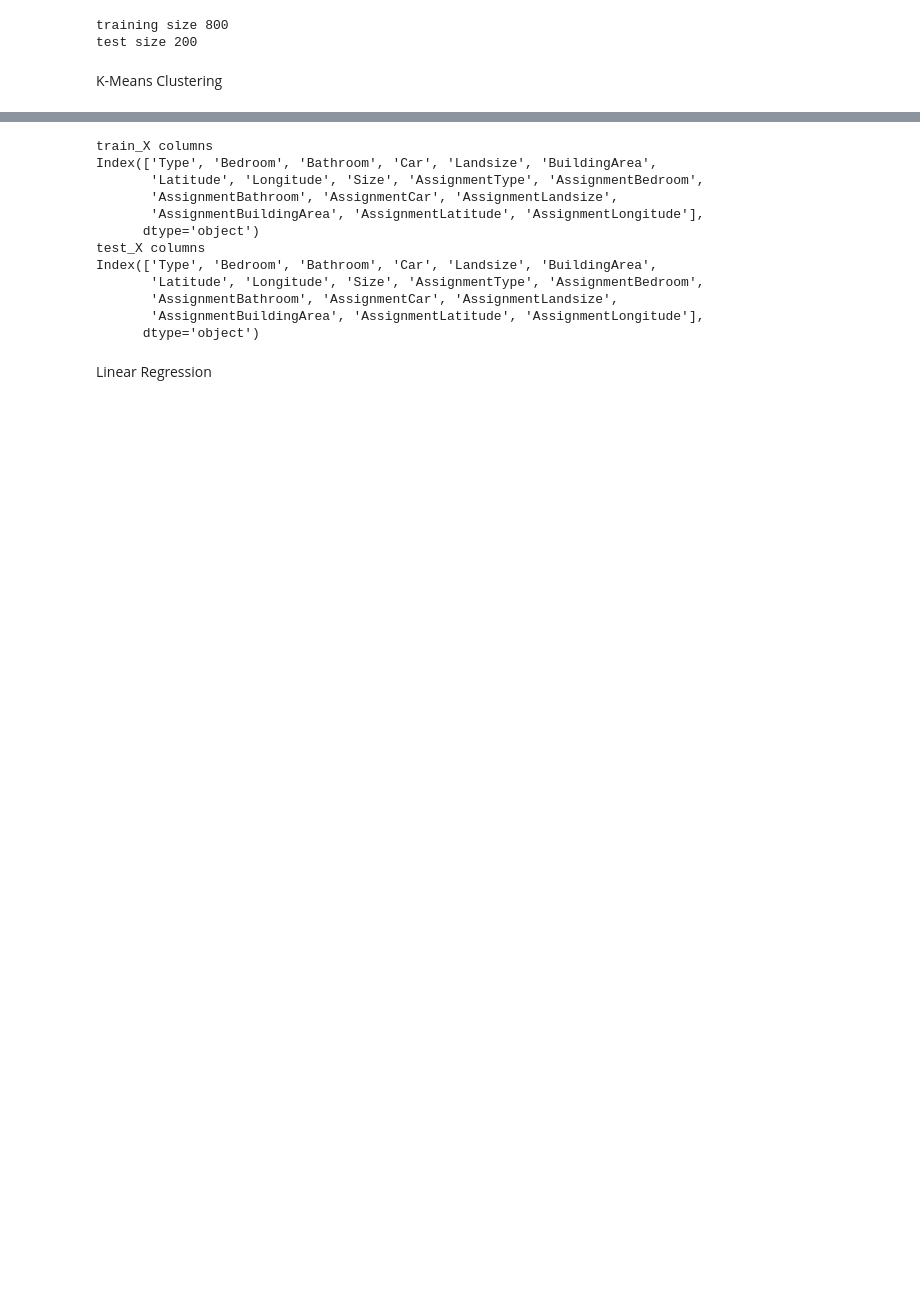
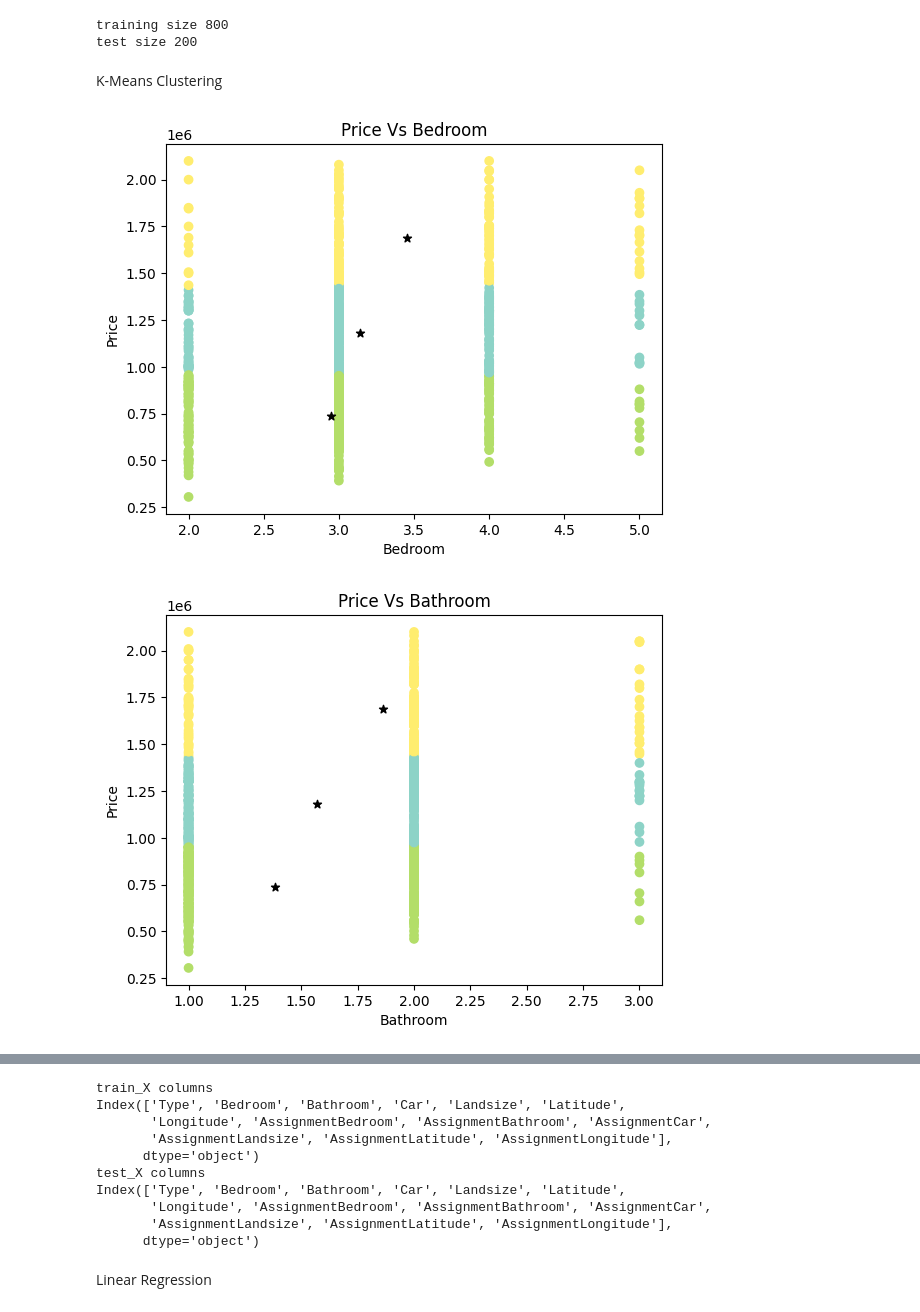
Before and after one commit to Wajeeha-B/ai_project.github.io, a Jupyter notebook: code/estimator.ipynb, the cells around one changed output, grey strips where cells are left out. Cells and saved outputs as stored; diff of their text form; code cells hidden in the pictures; blank space fills up the shorter version.

```diff
--- a/code/estimator.ipynb
+++ b/code/estimator.ipynb
@@ -69,8 +69,7 @@ K-Means Clustering
 # %%
 # Ashton
 k = 3
-# prefs = ['Type','Bedroom','Bathroom','Car','Landsize','BuildingArea','Latitude','Longitude']
-prefs = ['Type','Bedroom','Bathroom','Car','Landsize','BuildingArea','Latitude','Longitude']
+prefs = ['Bedroom','Bathroom','Car','Landsize','Latitude','Longitude']
 
 all_points = []
 all_centroids = []
@@ -84,31 +83,33 @@ for pref in prefs:
     all_centroids.append(centroids)
 
     # Plot the data
-    # kmeansTrain.plotKmean(train_X, points, centroids, pref)
+    kmeansTrain.plotKmean(train_X, points, centroids, pref)
 
 for pref in prefs:
     kmeansTest = Kmeans.Kmeans(test_X, test_Y, k, pref)
 
     test_X, points, centroids = kmeansTest.cluster()
 
     all_points.append(points)
     all_centroids.append(centroids)
 
     # Plot the data
     # kmeansTest.plotKmean(test_X, points, centroids, pref)
 
 # kmeans = Kmeans.Kmeans(train_X, train_Y, k, prefs)
 
 # train_X, points, centroids = kmeans.cluster()
 
 # all_points.append(points)
 # all_centroids.append(centroids)
 
 # kmeans.plotKmean(train_X, points, centroids, prefs)
 
 print('train_X columns')
 print(train_X.columns)
 
 print('test_X columns')
 print(test_X.columns)
 # %% [output]
+[figure, added]
+[figure, added]
@@ -115,14 +120,12 @@ print(test_X.columns)
 train_X columns
-Index(['Type', 'Bedroom', 'Bathroom', 'Car', 'Landsize', 'BuildingArea',
-       'Latitude', 'Longitude', 'Size', 'AssignmentType', 'AssignmentBedroom',
-       'AssignmentBathroom', 'AssignmentCar', 'AssignmentLandsize',
-       'AssignmentBuildingArea', 'AssignmentLatitude', 'AssignmentLongitude'],
+Index(['Type', 'Bedroom', 'Bathroom', 'Car', 'Landsize', 'Latitude',
+       'Longitude', 'AssignmentBedroom', 'AssignmentBathroom', 'AssignmentCar',
+       'AssignmentLandsize', 'AssignmentLatitude', 'AssignmentLongitude'],
       dtype='object')
 test_X columns
-Index(['Type', 'Bedroom', 'Bathroom', 'Car', 'Landsize', 'BuildingArea',
-       'Latitude', 'Longitude', 'Size', 'AssignmentType', 'AssignmentBedroom',
-       'AssignmentBathroom', 'AssignmentCar', 'AssignmentLandsize',
-       'AssignmentBuildingArea', 'AssignmentLatitude', 'AssignmentLongitude'],
+Index(['Type', 'Bedroom', 'Bathroom', 'Car', 'Landsize', 'Latitude',
+       'Longitude', 'AssignmentBedroom', 'AssignmentBathroom', 'AssignmentCar',
+       'AssignmentLandsize', 'AssignmentLatitude', 'AssignmentLongitude'],
       dtype='object')
 # %% [markdown]
 Linear Regression
```
Also changed, not shown: parts of 15 cells of this notebook, 2 other files.
